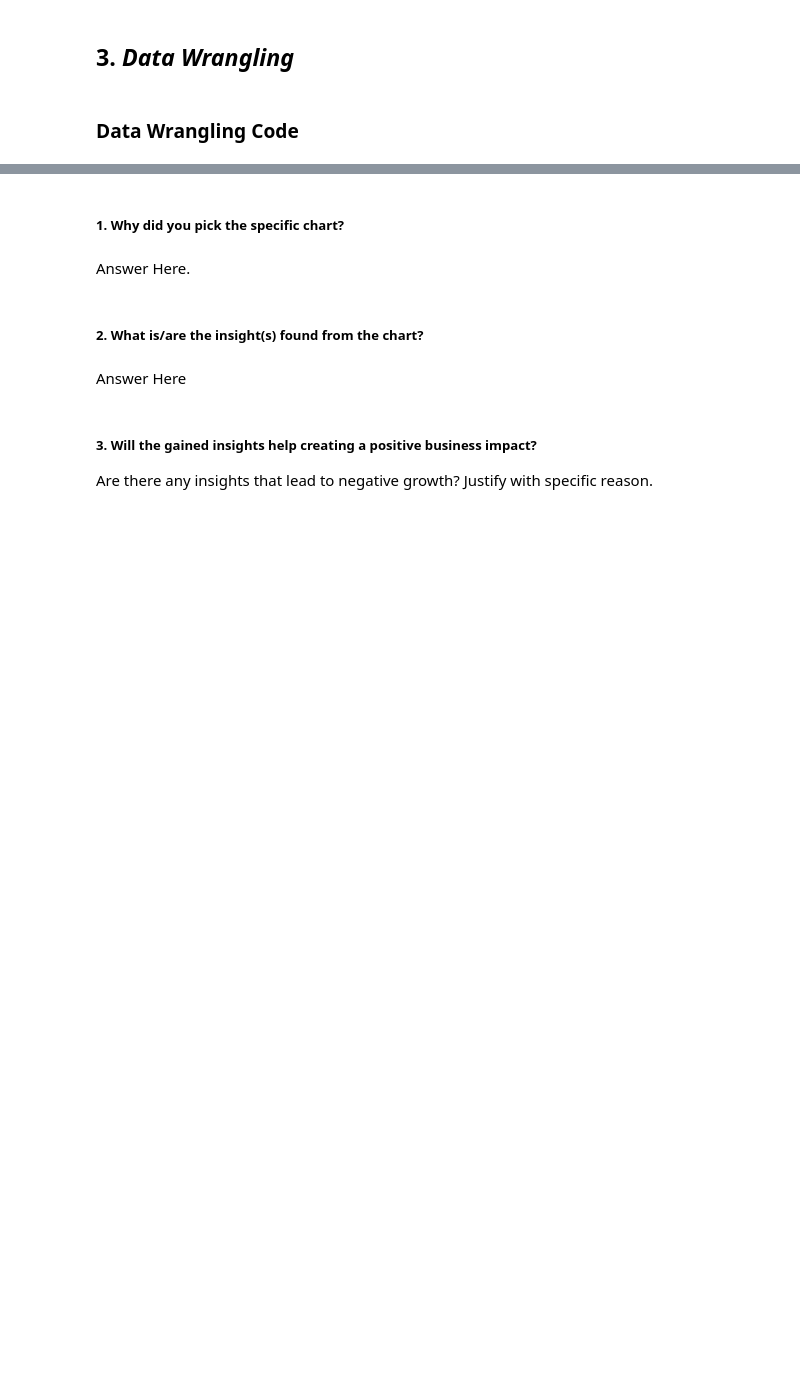
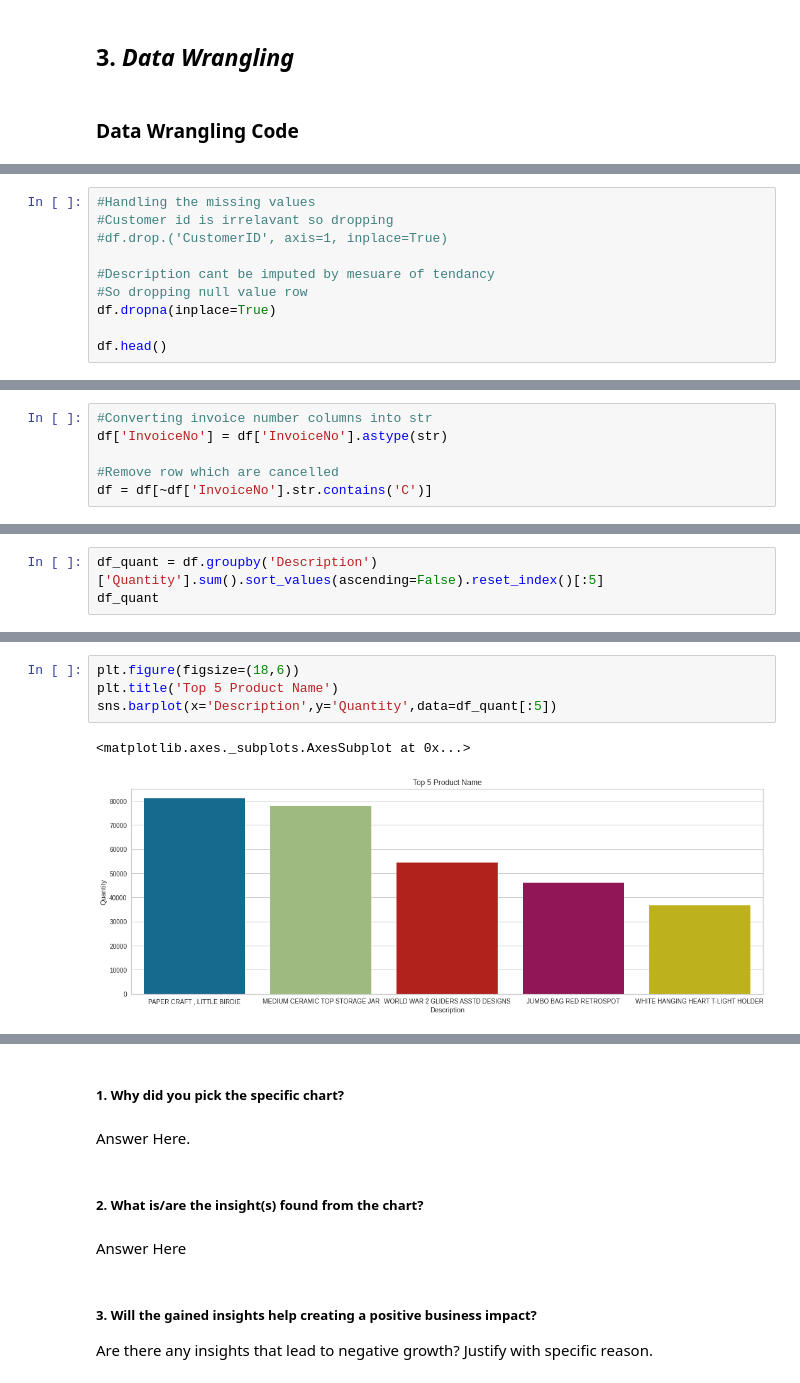
Before and after one commit to KartikKumar7070/Online-Retail-Customer-Segmentation, a Jupyter notebook: ML_Unsupervised_Capstone_Project.ipynb, the cells around one changed output, grey strips where cells are left out. Drawn from its saved outputs; the diff is of its cells as text; blank space fills up the shorter version.

```diff
--- a/ML_Unsupervised_Capstone_Project.ipynb
+++ b/ML_Unsupervised_Capstone_Project.ipynb
@@ -142,0 +312,10 @@ Answer Here.
+# %%
+#Handling the missing values
+#Customer id is irrelavant so dropping
+#df.drop.('CustomerID', axis=1, inplace=True)
+
+#Description cant be imputed by mesuare of tendancy
+#So dropping null value row
+df.dropna(inplace=True)
+
+df.head()
@@ -142,0 +360,6 @@ Answer Here.
+# %%
+#Converting invoice number columns into str
+df['InvoiceNo'] = df['InvoiceNo'].astype(str)
+
+#Remove row which are cancelled
+df = df[~df['InvoiceNo'].str.contains('C')]
@@ -148,0 +426,3 @@ Answer Here.
+# %%
+df_quant = df.groupby('Description')['Quantity'].sum().sort_values(ascending=False).reset_index()[:5]
+df_quant
@@ -148,0 +436,7 @@ Answer Here.
+# %%
+plt.figure(figsize=(18,6))
+plt.title('Top 5 Product Name')
+sns.barplot(x='Description',y='Quantity',data=df_quant[:5])
+# %% [output]
+<matplotlib.axes._subplots.AxesSubplot at 0x...>
+[figure, added]
```
Also changed, not shown: parts of 134 cells of this notebook.
